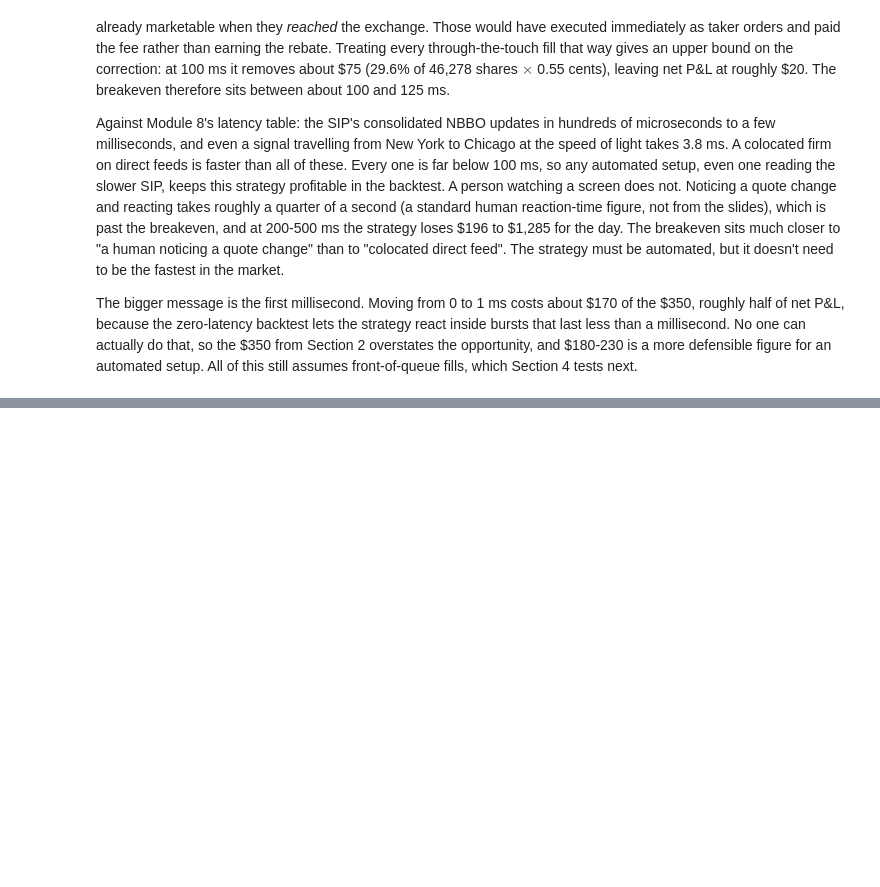
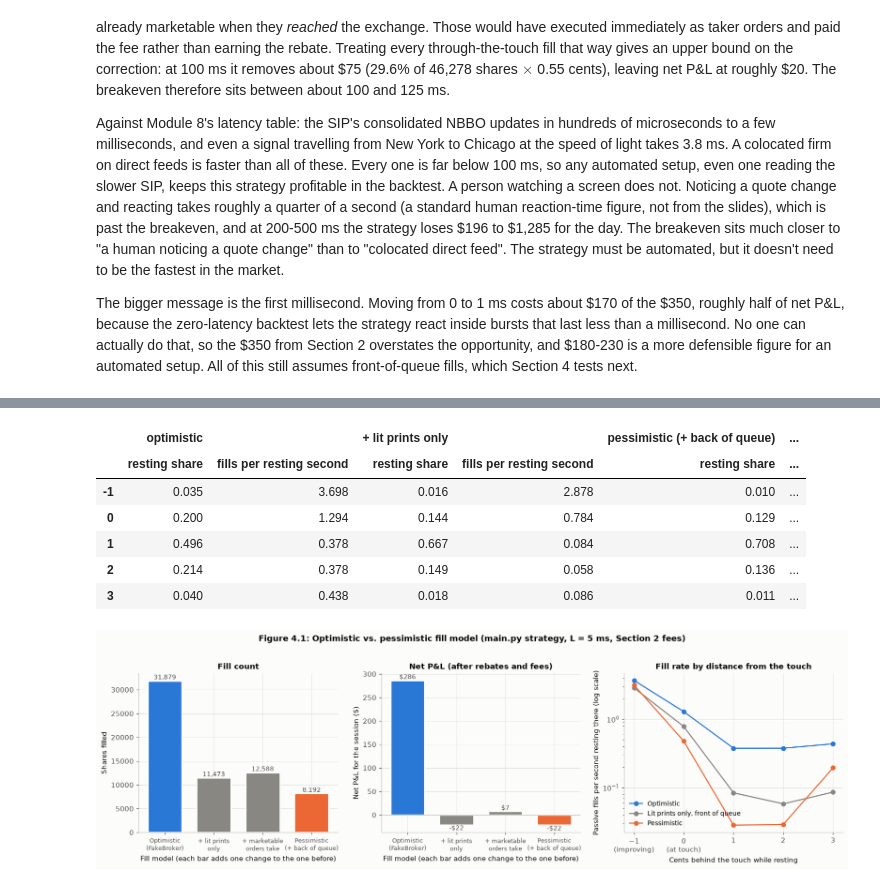
Before and after one commit to tbrown122387/stat-4170-public, a Jupyter notebook: case-studies/cs3/case-study-3.ipynb, the cells around one changed output, grey strips where cells are left out. Drawn from its saved outputs; the diff is of its cells as text; code cells hidden in the pictures; blank space fills up the shorter version.

Commit message:
section 4-8

```diff
--- a/case-studies/cs3/case-study-3.ipynb
+++ b/case-studies/cs3/case-study-3.ipynb
@@ -1679,0 +2017,55 @@ The bigger message is the first millisecond. Moving from 0 to 1 ms costs about \
+# %%
+def fill_rate_by_touch_distance(result, cents=(-1, 0, 1, 2, 3)):
+    """Passive fills per second of resting time, by how many cents behind the touch the order sat."""
+    f = result.fills[~result.fills["exchange"].eq("TAKER")]
+    behind = np.rint(100 * np.where(f["side"] == "buy", f["bid"] - f["price"], f["price"] - f["ask"])).astype(int)
+    seconds = pd.Series(result.broker.touch_exposure).groupby(level=1).sum()
+    n_fills = pd.Series(behind).value_counts()
+    return pd.DataFrame({"resting share": (seconds / seconds.sum()).reindex(cents, fill_value=0),
+                         "fills per resting second": (n_fills.reindex(seconds.index, fill_value=0) / seconds).reindex(cents)})
+
+
+touch_rates = {name: fill_rate_by_touch_distance(queue_runs[name])
+               for name in (OPTIMISTIC, "+ lit prints only", PESSIMISTIC)}
+display(pd.concat(touch_rates, axis=1).style.format("{:.3f}"))
+
+shown_models = list(FILL_MODELS)[:4]
+model_labels = ["Optimistic\n(FakeBroker)", "+ lit prints\nonly", "+ marketable\norders take", "Pessimistic\n(+ back of queue)"]
+model_colors = [COLORS["real"], COLORS["muted"], COLORS["muted"], COLORS["sim"]]
+fig, axes = plt.subplots(1, 3, figsize=(15, 4.6), gridspec_kw={"width_ratios": [1, 1, 1.1]})
+for ax, row, ylabel, title in ((axes[0], "fills (shares)", "Shares filled", "Fill count"),
+                               (axes[1], "net P&L ($)", "Net P&L for the session ($)", "Net P&L (after rebates and fees)")):
+    values = queue_table.loc[row, shown_models].astype(float)
+    ax.bar(range(4), values, color=model_colors, edgecolor="#fcfcfb", linewidth=2, width=0.7)
+    for i, v in enumerate(values):
+        ax.text(i, v, f"{v:,.0f}" if row.startswith("fills") else dollars(v, 0), ha="center",
+                va="bottom" if v >= 0 else "top", fontsize=9, color=COLORS["ink"])
+    ax.axhline(0, color="#c3c2b7", lw=0.8)
+    ax.set_xticks(range(4), model_labels, fontsize=8.5)
+    ax.set_xlabel("Fill model (each bar adds one change to the one before)")
+    ax.set_ylabel(ylabel)
+    ax.set_title(title)
+ax = axes[2]
+for name, color, label in ((OPTIMISTIC, COLORS["real"], "Optimistic"), ("+ lit prints only", COLORS["muted"], "Lit prints only, front of queue"),
+                           (PESSIMISTIC, COLORS["sim"], "Pessimistic")):
+    rate = touch_rates[name]
+    ax.plot(rate.index, rate["fills per resting second"], marker="o", ms=6, color=color, label=label)
+ax.set_yscale("log")
+ax.set_xticks([-1, 0, 1, 2, 3], ["−1\n(improving)", "0\n(at touch)", "1", "2", "3"])
+ax.set_xlabel("Cents behind the touch while resting")
+ax.set_ylabel("Passive fills per second resting there (log scale)")
+ax.set_title("Fill rate by distance from the touch")
+ax.legend(fontsize=9, loc="lower left")
+fig.suptitle(f"Figure 4.1: Optimistic vs. pessimistic fill model (main.py strategy, L = {QUEUE_LATENCY_MS} ms, Section 2 fees)",
+             fontweight="bold", y=1.02)
+fig.tight_layout()
+plt.show()
+# %% [output]
+|  | optimistic |  | + lit prints only |  | pessimistic (+ back of queue) | ... |
+|  | resting share | fills per resting second | resting share | fills per resting second | resting share | ... |
+| -1 | 0.035 | 3.698 | 0.016 | 2.878 | 0.010 | ... |
+| 0 | 0.200 | 1.294 | 0.144 | 0.784 | 0.129 | ... |
+| 1 | 0.496 | 0.378 | 0.667 | 0.084 | 0.708 | ... |
+| 2 | 0.214 | 0.378 | 0.149 | 0.058 | 0.136 | ... |
+| 3 | 0.040 | 0.438 | 0.018 | 0.086 | 0.011 | ... |
+[figure, added]
```
Also changed, not shown: parts of 40 cells of this notebook, 2 other files.
